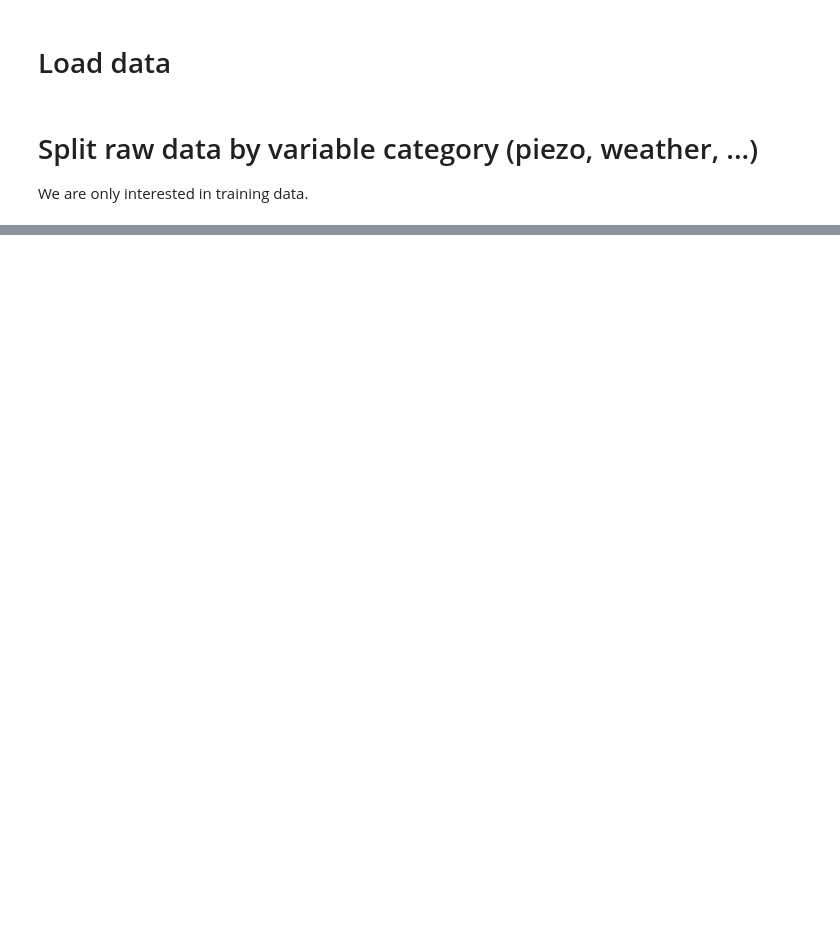
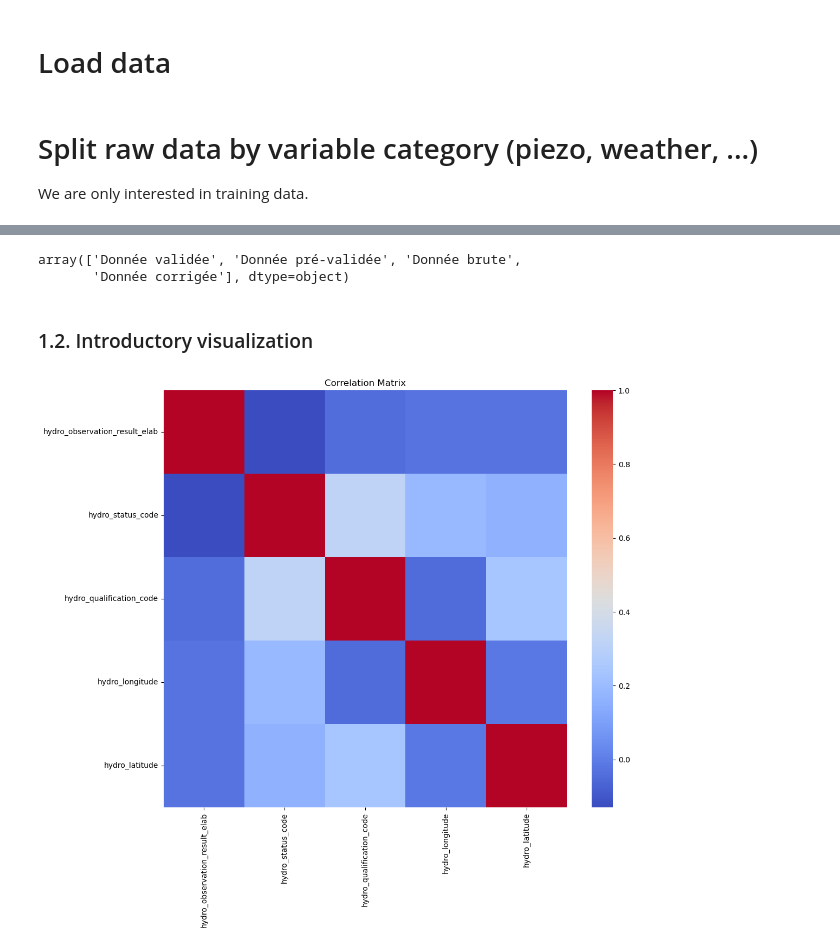
Before and after one commit to moranenzo/H-ckaton, a Jupyter notebook: hydrology_feature_engineering.ipynb, the cells around one changed output, grey strips where cells are left out. Cells and saved outputs as stored; diff of their text form; code cells hidden in the pictures; blank space fills up the shorter version.

Commit message:
add hydrology feature engineering v2

```diff
--- a/hydrology_feature_engineering.ipynb
+++ b/hydrology_feature_engineering.ipynb
@@ -146,0 +89,28 @@ hydro_variables.head()
+# %%
+# Columns to drop
+unique_columns = [
+    "hydro_method_code",
+    "hydro_method_label"
+]
+
+# Create the new DataFrame excluding the specified columns
+hydro_variables = hydro_variables.drop(columns=unique_columns, errors='ignore')
+hydro_variables.head()
+hydro_variables["hydro_status_label"].unique()
+# %% [output]
+array(['Donnée validée', 'Donnée pré-validée', 'Donnée brute',
+       'Donnée corrigée'], dtype=object)
+# %% [markdown]
+### 1.2. Introductory visualization
+# %%
+import pandas as pd
+import seaborn as sns
+import matplotlib.pyplot as plt
+
+def plot_correlation_matrix(dataframe, numerical_columns, figsize=(12, 10)):
+    correlation_matrix = dataframe[numerical_columns].corr()
+    plt.figure(figsize=figsize)
+    sns.heatmap(correlation_matrix, annot=False, fmt=".2f", cmap="coolwarm", cbar=True)
+    plt.title("Correlation Matrix")
+    plt.show()
+    return correlation_matrix
@@ -146,0 +144,6 @@ hydro_variables.head()
+# %%
+# listing all numerical values except price to have only the features
+numerical_hydro = hydro_variables.select_dtypes(include=['float64', 'int64']).columns
+correlation_matrix = plot_correlation_matrix(hydro_variables, numerical_hydro)
+# %% [output]
+[figure, added]
```
Also changed, not shown: parts of 25 cells of this notebook.
